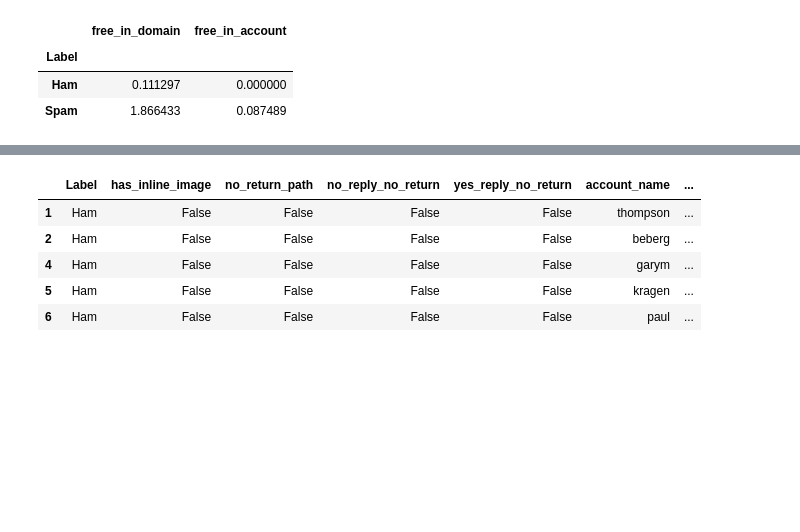
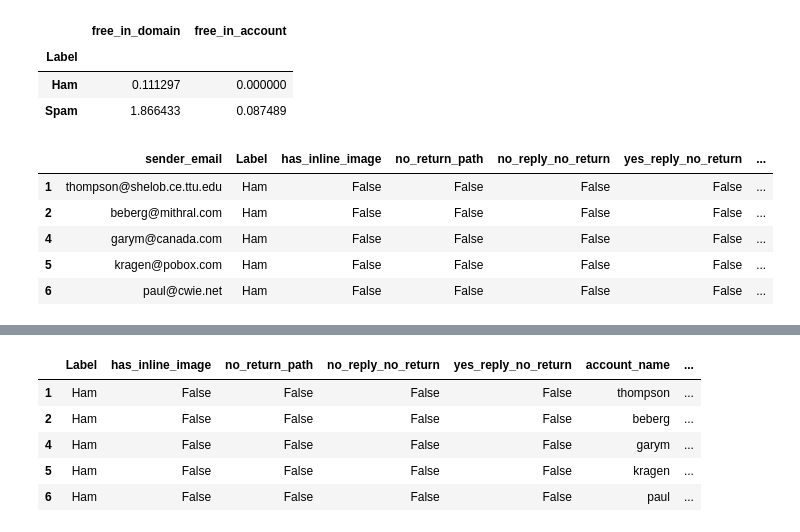
Before and after one commit to susmitpy/Spam-Email-Detector, a Jupyter notebook: Data/Data Wrangling/Scripts/Preprocessing Stage 1.ipynb, the cells around one changed output, grey strips where cells are left out. Cells and saved outputs as stored; diff of their text form; code cells hidden in the pictures; blank space fills up the shorter version.

```diff
--- a/Data/Data Wrangling/Scripts/Preprocessing Stage 1.ipynb
+++ b/Data/Data Wrangling/Scripts/Preprocessing Stage 1.ipynb
@@ -429,3 +462,12 @@ df.groupby("Label")['free_in_domain',"free_in_account"].mean()*100
 | Label |  |  |
 | Ham | 0.111297 | 0.000000 |
 | Spam | 1.866433 | 0.087489 |
+# %%
+df.head()
+# %% [output]
+|  | sender_email | Label | has_inline_image | no_return_path | no_reply_no_return | yes_reply_no_return | ... |
+| 1 | thompson@shelob.ce.ttu.edu | Ham | False | False | False | False | ... |
+| 2 | beberg@mithral.com | Ham | False | False | False | False | ... |
+| 4 | garym@canada.com | Ham | False | False | False | False | ... |
+| 5 | kragen@pobox.com | Ham | False | False | False | False | ... |
+| 6 | paul@cwie.net | Ham | False | False | False | False | ... |
```
Also changed, not shown: parts of 34 cells of this notebook, 5 other files.
